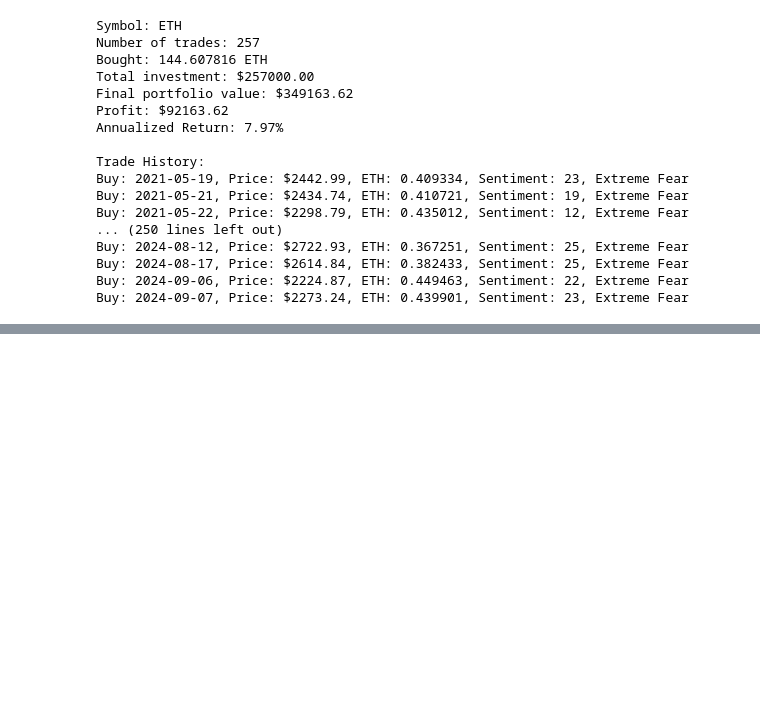
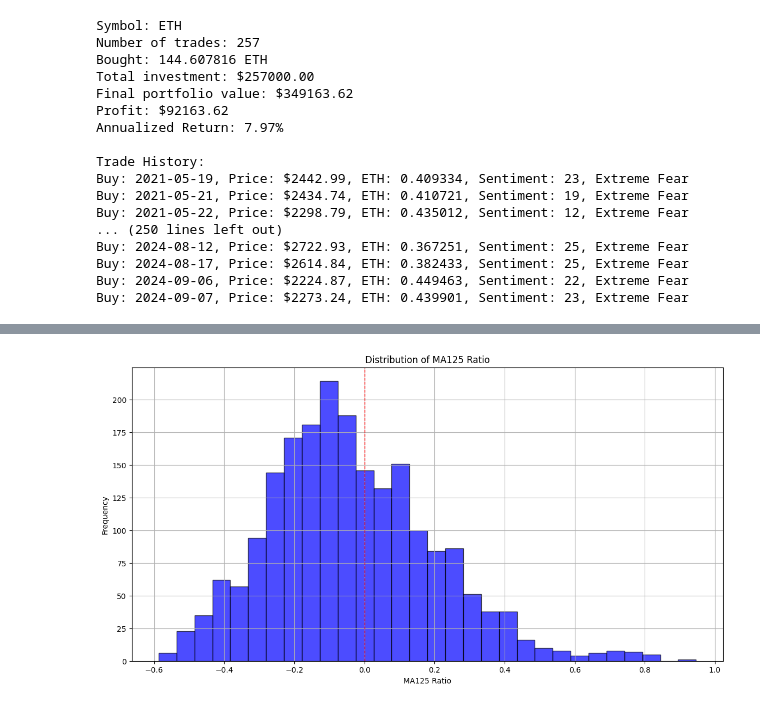
Before and after one commit to yangforbig/Crypto-Fear-Greed-Index-Graph, a Jupyter notebook: script/stream_data.ipynb, the cells around one changed output, grey strips where cells are left out. Drawn from its saved outputs; the diff is of its cells as text; code cells hidden in the pictures; blank space fills up the shorter version.

```diff
--- a/script/stream_data.ipynb
+++ b/script/stream_data.ipynb
@@ -887,0 +901,18 @@ Buy: 2024-09-07, Price: $2273.24, ETH: 0.439901, Sentiment: 23, Extreme Fear
+# %%
+def plot_ma125_ratio_distribution(df):
+    plt.figure(figsize=(14, 7))
+
+    # Create a histogram of MA125_ratio
+    plt.hist(df['MA125_ratio'].dropna(), bins=30, color='blue', alpha=0.7, edgecolor='black')
+
+    plt.title('Distribution of MA125 Ratio')
+    plt.xlabel('MA125 Ratio')
+    plt.ylabel('Frequency')
+    plt.axvline(x=0, color='red', linestyle='--', linewidth=1)  # Add a vertical line at x=0 for reference
+    plt.grid()
+    plt.show()
+
+# Call the function to plot the distribution
+plot_ma125_ratio_distribution(merged_bitcoin_fg_df)
+# %% [output]
+[figure, added]
```
Also changed, not shown: parts of 23 cells of this notebook.
